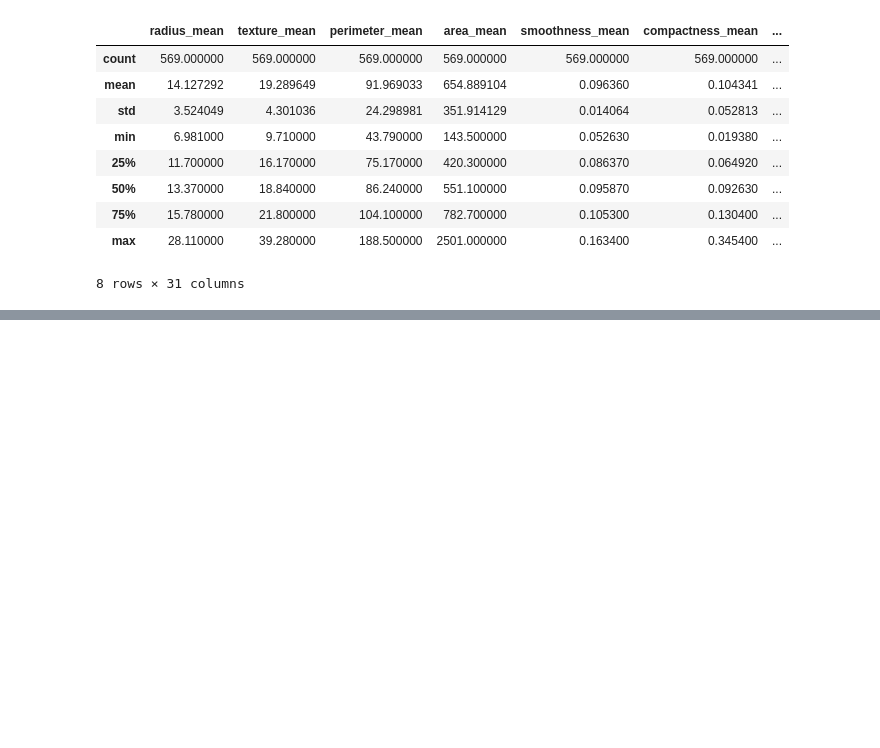
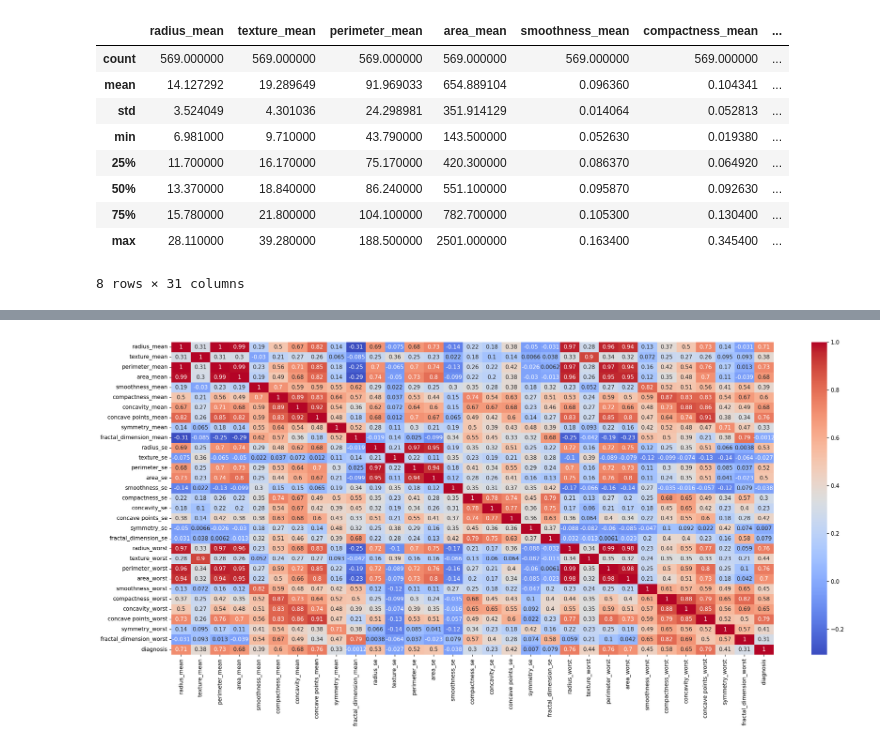
Before and after one commit to fenilenvinileno97/logistic_reg, a Jupyter notebook: 4-final_project.ipynb, the cells around one changed output, grey strips where cells are left out. Saved outputs shown, nothing was run; the diff lists cells and outputs as text; code cells hidden in the pictures; blank space fills up the shorter version.

```diff
--- a/4-final_project.ipynb
+++ b/4-final_project.ipynb
@@ -76,0 +130,2 @@ AttributeError: 'MissingMethods' object has no attribute 'sort_variables_by_miss
+# %%
+y_under.replace({"B" : 0, "M" : 1}, inplace=True)
@@ -76,0 +142,4 @@ AttributeError: 'MissingMethods' object has no attribute 'sort_variables_by_miss
+# %%
+df_sampled = X_under
+df_sampled["diagnosis"] = y_under
+df_sampled.head()
@@ -76,0 +154,7 @@ AttributeError: 'MissingMethods' object has no attribute 'sort_variables_by_miss
+# %%
+fig = plt.figure(figsize=(21, 10), dpi=150)
+sns.heatmap(data=df_sampled.corr(), cbar=True, annot=True, cmap="coolwarm")
+plt.tight_layout()
+plt.show()
+# %% [output]
+[figure, added]
```
Also changed, not shown: parts of 26 cells of this notebook, 1 other file.
